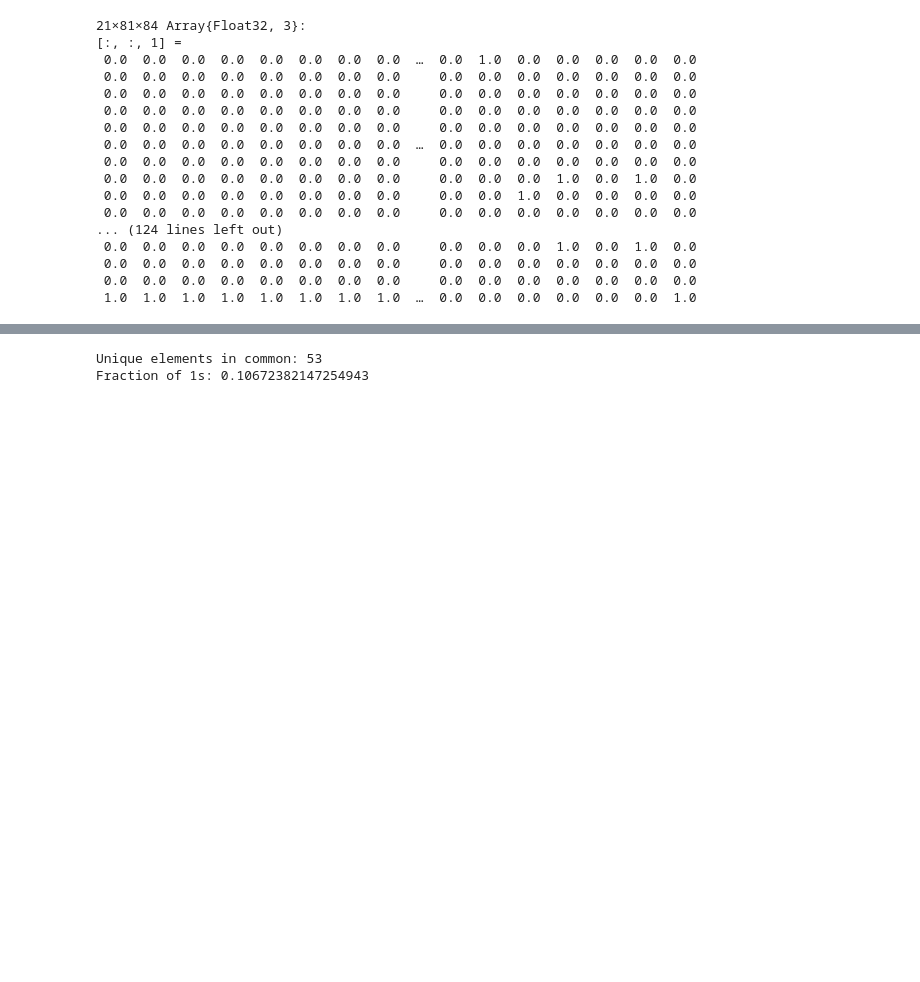
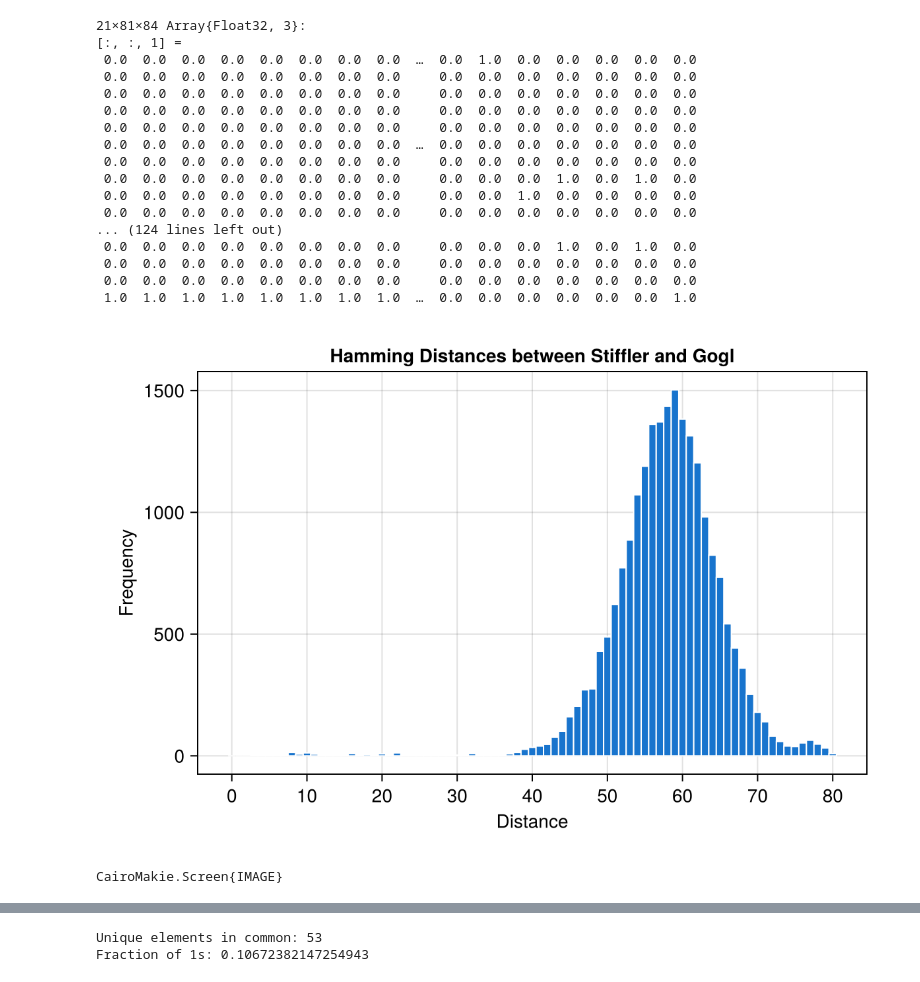
Before and after one commit to JacopoBoccato/bind_RBM, a Jupyter notebook: notebooks/Gogl_Stiffler.ipynb, the cells around one changed output, grey strips where cells are left out. Cells and saved outputs as stored; diff of their text form; code cells hidden in the pictures; blank space fills up the shorter version.

```diff
--- a/notebooks/Gogl_Stiffler.ipynb
+++ b/notebooks/Gogl_Stiffler.ipynb
@@ -75,3 +76,53 @@ Skipped rows: 2037
  0.0  0.0  0.0  0.0  0.0  0.0  0.0  0.0     0.0  0.0  0.0  0.0  0.0  0.0  0.0
  0.0  0.0  0.0  0.0  0.0  0.0  0.0  0.0     0.0  0.0  0.0  0.0  0.0  0.0  0.0
  1.0  1.0  1.0  1.0  1.0  1.0  1.0  1.0  …  0.0  0.0  0.0  0.0  0.0  0.0  1.0
+# %%
+function hamming_distance(s1::String, s2::String)
+    length(s1) == length(s2) || error("Strings must have equal length.")
+    return sum(collect(s1) .!= collect(s2))
+end
+
+"""
+Calculates Hamming distances between keys and plots a histogram using CairoMakie.
+"""
+function plot_key_hamming_distances(dict1, dict2, title::String)
+    keys1 = collect(keys(dict1))
+    keys2 = collect(keys(dict2))
+
+    # Calculate all valid pairwise distances
+    distances = Int[]
+    for k1 in keys1, k2 in keys2
+        if length(k1) == length(k2)
+            push!(distances, hamming_distance(k1, k2))
+        end
+    end
+
+    if isempty(distances)
+        @warn "No comparable keys found."
+        return Figure()
+    end
+
+    # Create Figure and Axis
+    fig = Figure(size = (600, 400))
+    ax = Axis(fig[1, 1],
+        title = title,
+        xlabel = "Distance",
+        ylabel = "Frequency"
+    )
+
+    # Plot histogram
+    # Setting bins explicitly for better visualization of discrete distances
+    max_dist = maximum(distances)
+    hist!(ax, distances, bins = -0.5:(max_dist + 0.5), color = :dodgerblue3, strokecolor = :white, strokewidth = 1)
+
+    # Configure ticks to be integers
+    ax.xticks = 0:10:max_dist
+    return fig
+end
+
+# Generate and display plot
+fig = plot_key_hamming_distances(data_Gogl, data_Stiffler, "Hamming Distances between Stiffler and Gogl")
+display(fig) # Or save with: save("hamming_hist.png", fig)
+# %% [output]
+[figure, added]
+CairoMakie.Screen{IMAGE}
```
Also changed, not shown: parts of 9 cells of this notebook, 8 other files.
